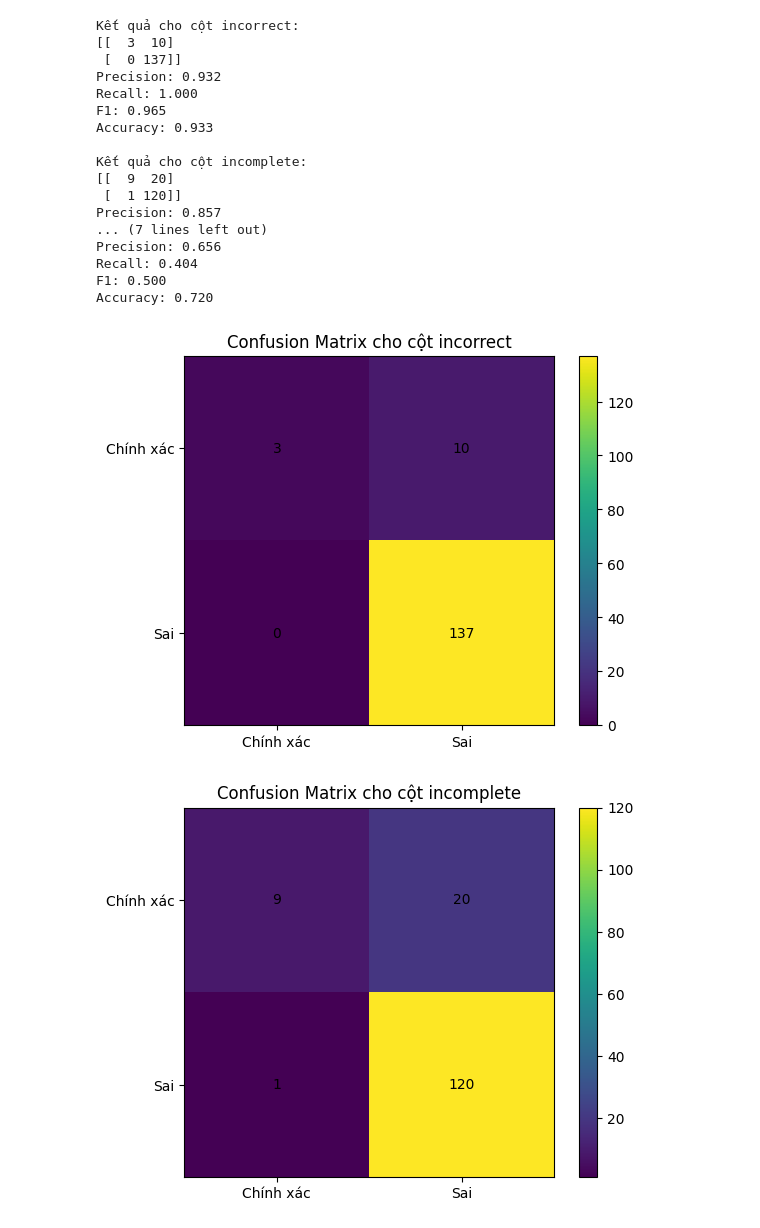
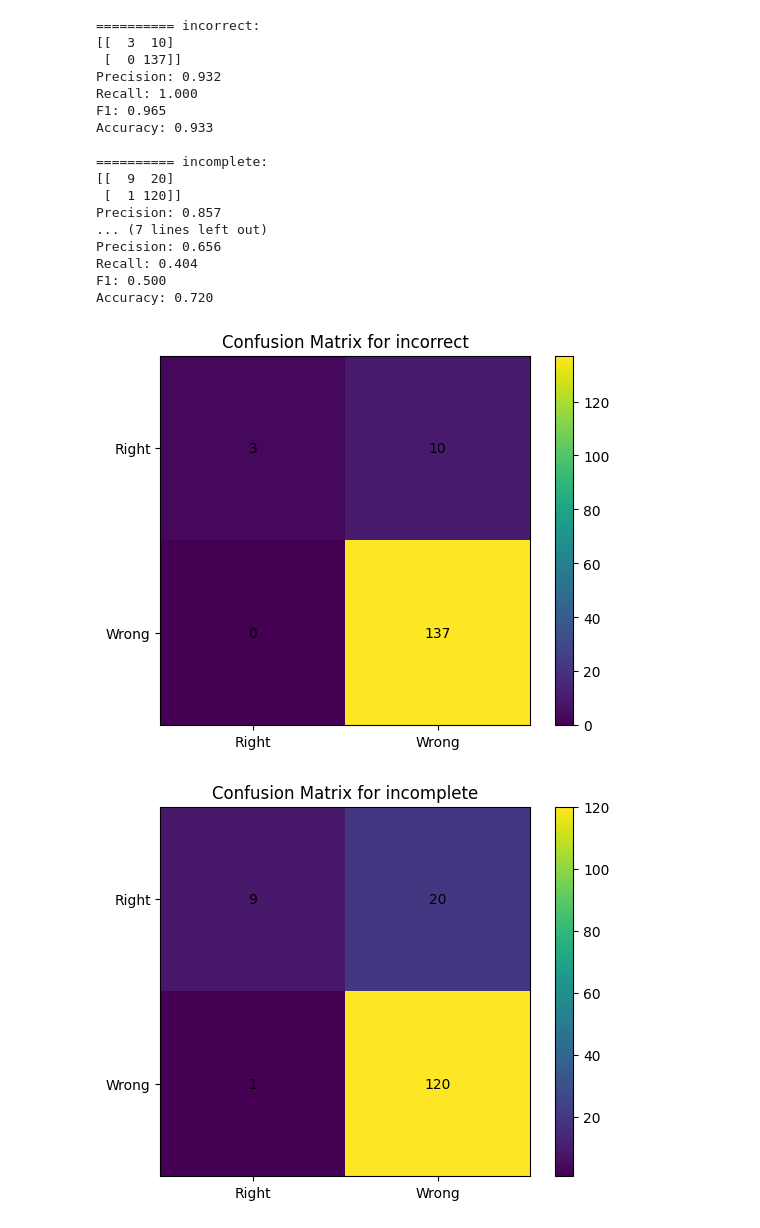
Before and after one commit to nghiempt/llm-analysis-privacy-policy, a Jupyter notebook: scenario/case-07/experiment/evaluation.ipynb, the cells around one changed output. Cells and saved outputs as stored; diff of their text form; code cells hidden in the pictures.

```diff
--- a/scenario/case-07/experiment/evaluation.ipynb
+++ b/scenario/case-07/experiment/evaluation.ipynb
@@ -3,28 +3,22 @@ import pandas as pd
 from sklearn.metrics import confusion_matrix, precision_score, recall_score, f1_score, accuracy_score
 import matplotlib.pyplot as plt
 # %%
-# Đọc file CSV actual
-actual_data = pd.read_csv("/Users/nghiempt/Src/Research/conf_a&p_2025/scenario/case-07/data/150-test-actual.csv")
+actual_data = pd.read_csv("scenario/case-07/data/150-test-actual.csv")
 
-# Đọc file CSV predict
-predict_data = pd.read_csv("/Users/nghiempt/Src/Research/conf_a&p_2025/scenario/case-07/data/150-test-ft-process.csv")
+predict_data = pd.read_csv("scenario/case-07/data/150-test-ft-process.csv")
 
-# Xử lý dữ liệu
 actual_data = actual_data[["incorrect", "incomplete", "inconsistent"]]
 predict_data = predict_data[["incorrect", "incomplete", "inconsistent"]]
 # %%
 for column in actual_data.columns:
-    # Tạo Confusion Matrix
     cm = confusion_matrix(actual_data[column], predict_data[column])
 
-    # Tính toán precision, recall, f1, accuracy
     precision = precision_score(actual_data[column], predict_data[column])
     recall = recall_score(actual_data[column], predict_data[column])
     f1 = f1_score(actual_data[column], predict_data[column])
     accuracy = accuracy_score(actual_data[column], predict_data[column])
 
-    # Hiển thị kết quả
-    print(f"Kết quả cho cột {column}:")
+    print(f"========== {column}:")
     print(cm)
     print(f"Precision: {precision:.3f}")
     print(f"Recall: {recall:.3f}")
@@ -32,7 +26,7 @@ for column in actual_data.columns:
     print(f"Accuracy: {accuracy:.3f}")
     print()
 # %% [output]
-Kết quả cho cột incorrect:
+========== incorrect:
 [[  3  10]
  [  0 137]]
 Precision: 0.932
@@ -40,7 +34,7 @@ Recall: 1.000
 F1: 0.965
 Accuracy: 0.933
 
-Kết quả cho cột incomplete:
+========== incomplete:
 [[  9  20]
  [  1 120]]
 Precision: 0.857
@@ -52,25 +46,22 @@ Accuracy: 0.720
 # %%
 def plot_confusion_matrix(cm, title):
     plt.imshow(cm, interpolation='nearest')
     plt.title(title)
     plt.colorbar()
 
-    # Hiển thị tên lớp
-    classes = ['Chính xác', 'Sai']
+    classes = ['Right', 'Wrong']
     plt.xticks(range(len(classes)), classes)
     plt.yticks(range(len(classes)), classes)
 
-    # Hiển thị giá trị trên Confusion Matrix
     for i in range(len(cm)):
         for j in range(len(cm[0])):
             plt.text(j, i, cm[i, j], ha='center', va='center')
 
     plt.show()
 
-# Visualization Confusion Matrix cho từng cột
 for column in actual_data.columns:
     cm = confusion_matrix(actual_data[column], predict_data[column])
-    plot_confusion_matrix(cm, f"Confusion Matrix cho cột {column}")
+    plot_confusion_matrix(cm, f"Confusion Matrix for {column}")
 # %% [output]
-[figure, old version]
+[figure, new version]
-[figure, old version]
+[figure, new version]
```
Also changed, not shown: parts of 1 cell of this notebook, 7 other files.
